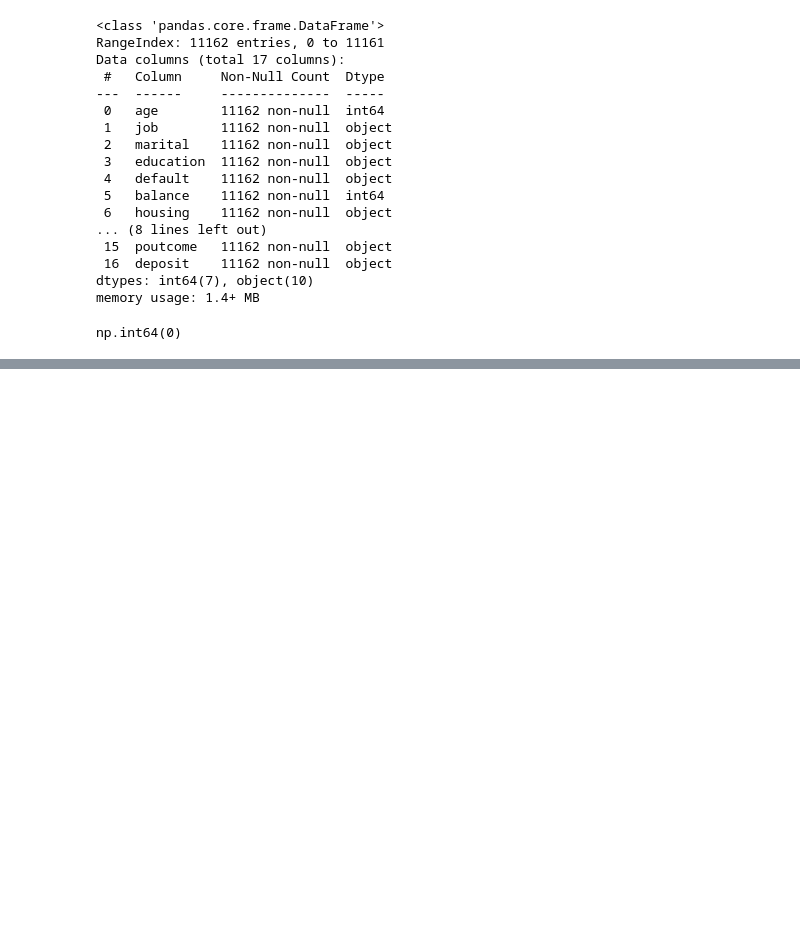
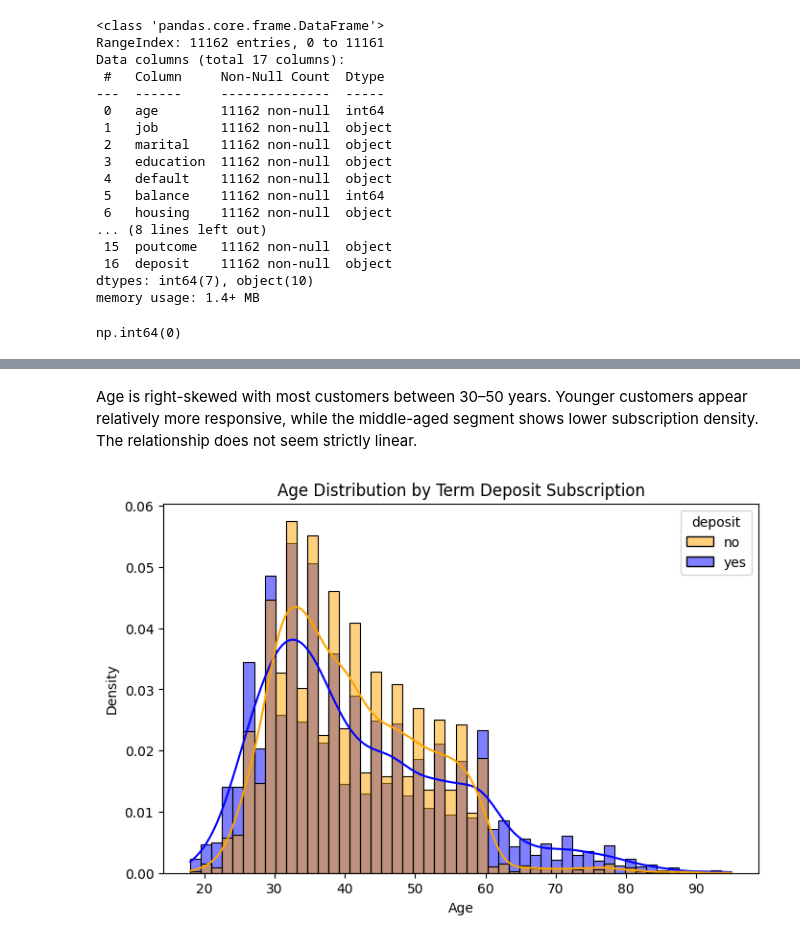
Before and after one commit to UKD1211/100_days_ML_cX_ISI_DS, a Jupyter notebook: Bank_Marketing_Campaign.ipynb, the cells around one changed output, grey strips where cells are left out. Drawn from its saved outputs; the diff is of its cells as text; code cells hidden in the pictures; blank space fills up the shorter version.

```diff
--- a/Bank_Marketing_Campaign.ipynb
+++ b/Bank_Marketing_Campaign.ipynb
@@ -101,0 +159,25 @@ np.int64(0)
+# %% [markdown]
+Age is right-skewed with most customers between 30–50 years. Younger customers appear relatively more responsive, while the middle-aged segment shows lower subscription density. The relationship does not seem strictly linear.
+# %%
+import seaborn as sns
+import matplotlib.pyplot as plt
+
+plt.figure(figsize=(8,5))
+
+sns.histplot(
+    data=df,
+    x='age',
+    hue='deposit',
+    hue_order=['no', 'yes'],
+    palette={'no': 'orange', 'yes': 'blue'},
+    kde=True,
+    stat='density',
+    common_norm=False
+)
+
+plt.xlabel("Age")
+plt.ylabel("Density")
+plt.title("Age Distribution by Term Deposit Subscription")
+plt.show()
+# %% [output]
+[figure, added]
```
Also changed, not shown: parts of 41 cells of this notebook.
